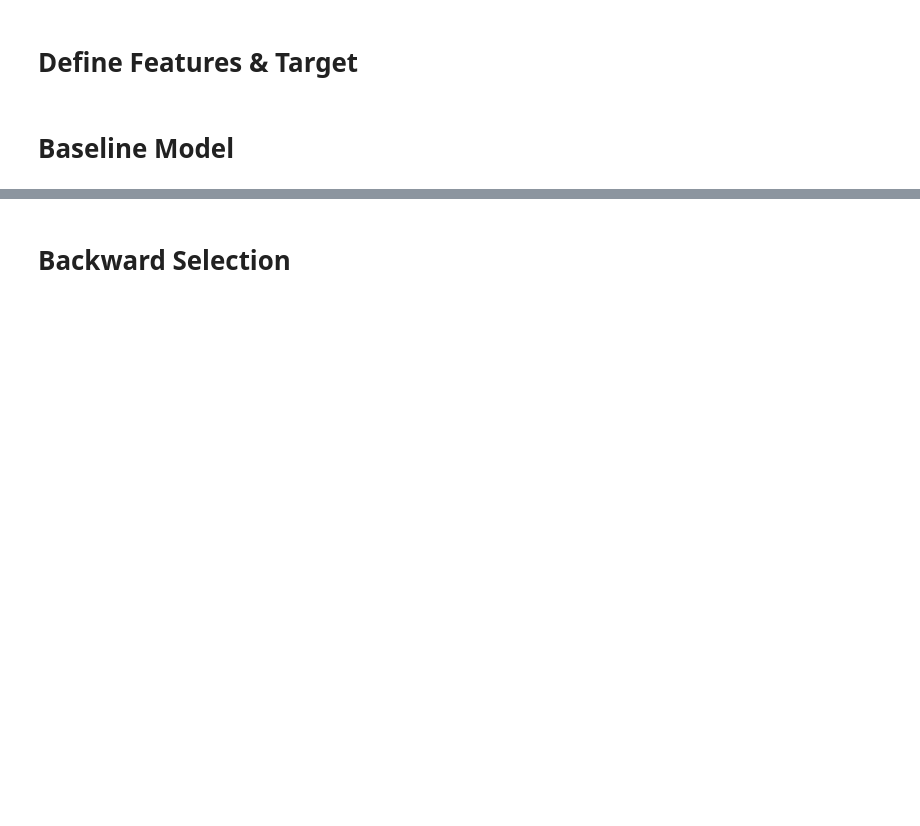
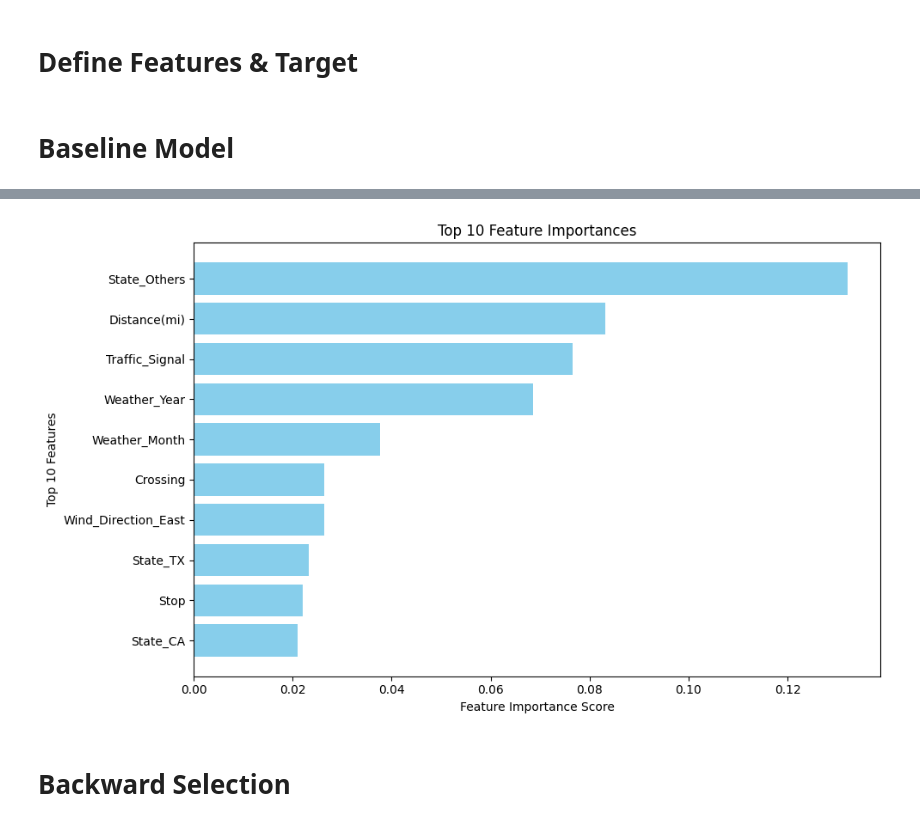
Before and after one commit to win-laeyee/traffic_accident_severity_prediction, a Jupyter notebook: notebooks/models/xgboost_improved_v3.ipynb, the cells around one changed output, grey strips where cells are left out. Saved outputs shown, nothing was run; the diff lists cells and outputs as text; code cells hidden in the pictures; blank space fills up the shorter version.

```diff
--- a/notebooks/models/xgboost_improved_v3.ipynb
+++ b/notebooks/models/xgboost_improved_v3.ipynb
@@ -259,3 +68,36 @@ def evaluate(y_pred, y_test, X_test, model):
+# %%
+def plot_top_feature_importances(model, X, selector=None, top_n=10):
+    """
+    Plots the top N feature importances from a trained model.
+
+    Parameters:
+    - model: Trained sklearn model with feature_importances_ attribute
+    - X: Original (full) training feature DataFrame
+    - selector: RFE selector used to reduce features (optional)
+    - top_n: Number of top features to display
+    """
+    if selector is not None:
+        # Filter features using RFE support mask
+        feature_names = X.columns[selector.support_]
+    else:
+        feature_names = X.columns
+
+    # Create a DataFrame with importances and feature names
+    importances = model.feature_importances_
+    feat_importance_df = pd.DataFrame({
+        'Feature': feature_names,
+        'Importance': importances
+    }).sort_values(by='Importance', ascending=False).head(top_n)
+
+    # Plot
+    plt.figure(figsize=(10, 6))
+    plt.barh(feat_importance_df['Feature'], feat_importance_df['Importance'], color='skyblue')
+    plt.xlabel("Feature Importance Score")
+    plt.ylabel(f"Top {top_n} Features")
+    plt.title(f"Top {top_n} Feature Importances")
+    plt.gca().invert_yaxis()
+    plt.tight_layout()
+    plt.show()
 # %% [markdown]
 # Define Features & Target
 # %%
@@ -352,2 +192,6 @@ Confusion Matrix:
+# %%
+plot_top_feature_importances(model, X_train, selector=None, top_n=10)
+# %% [output]
+[figure, added]
 # %% [markdown]
 # Backward Selection
```
Also changed, not shown: parts of 36 cells of this notebook, 3 other files.
